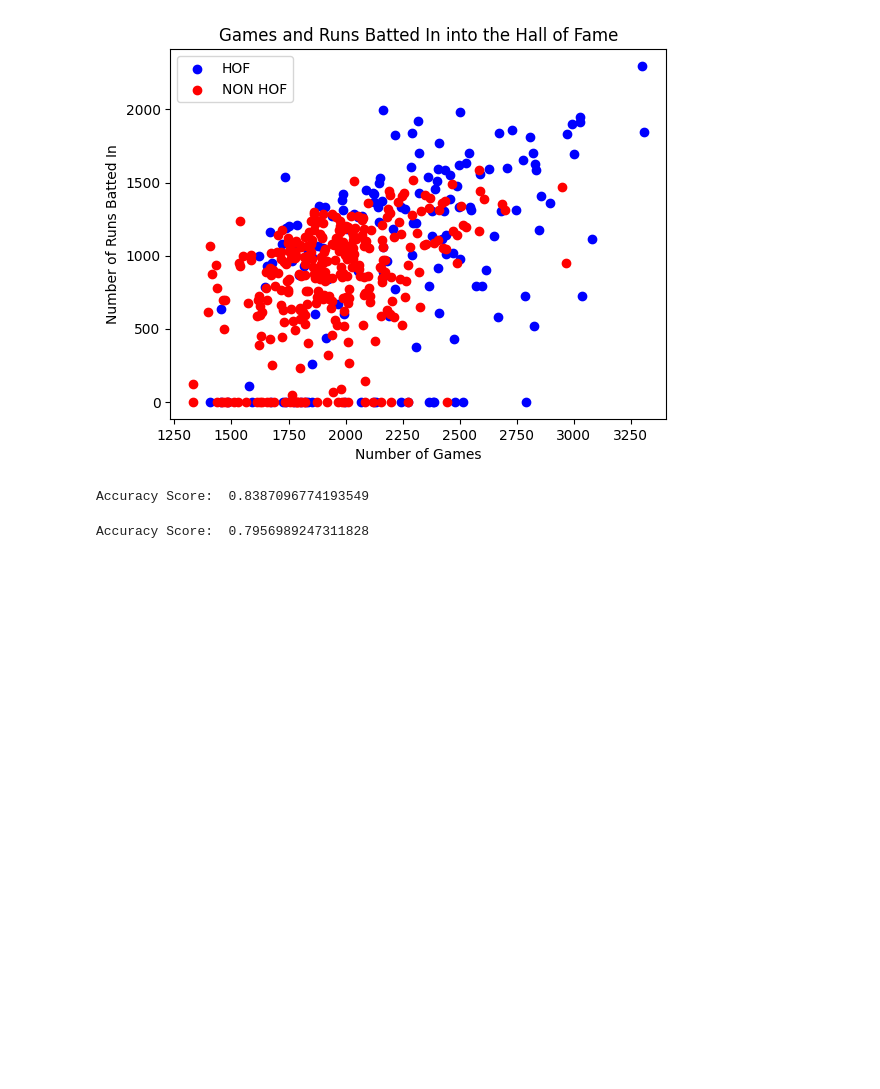
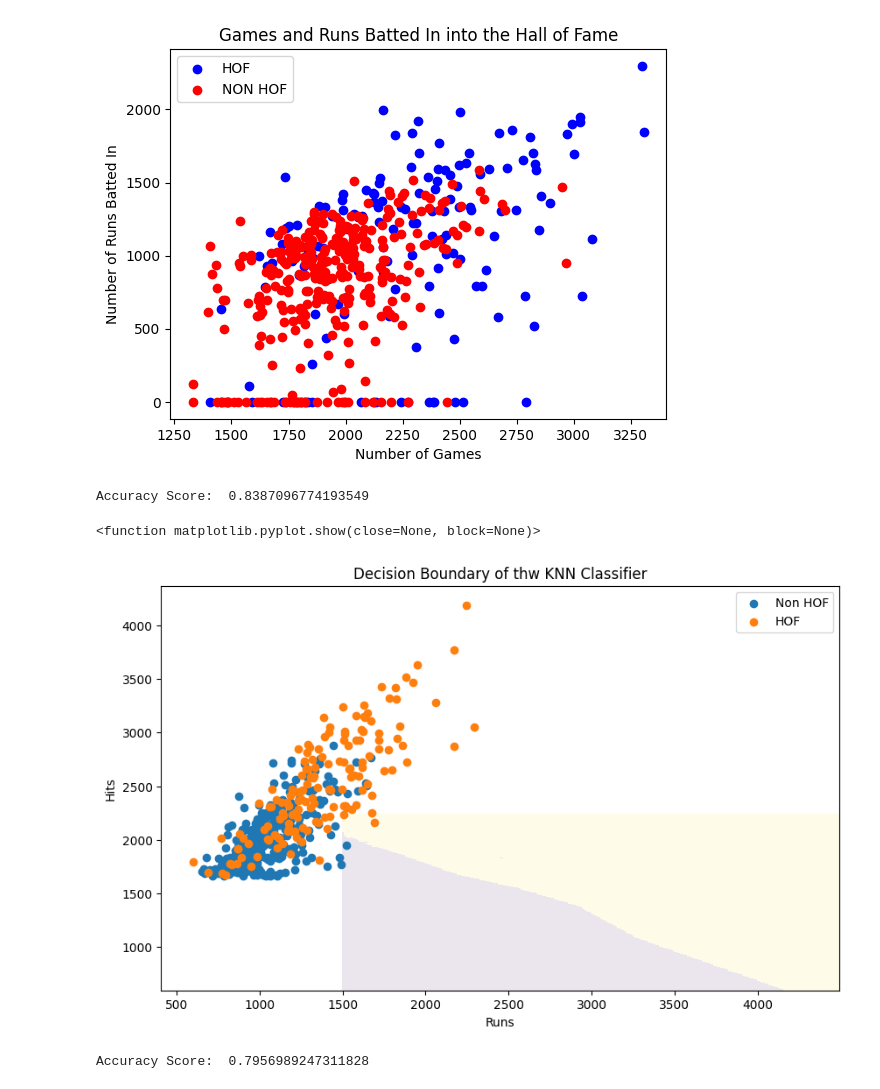
Before and after one commit to RAWRXD001c/MLB-Baseball, a Jupyter notebook: Baseball_Data_Project.ipynb, the cells around one changed output. Drawn from its saved outputs; the diff is of its cells as text; code cells hidden in the pictures; blank space fills up the shorter version.

```diff
--- a/Baseball_Data_Project.ipynb
+++ b/Baseball_Data_Project.ipynb
@@ -64,36 +65,64 @@ plt.legend()
 # %% [output]
 <matplotlib.legend.Legend at 0x...>
 [figure]
+# %%
+#KNN (Runs and Hits)
+features = df[['Runs', 'Hits']]
+label = df['HOF']
+X_train, X_test, y_train, y_test = model_selection.train_test_split(features, label, test_size=0.2, random_state=42)
+model = KNeighborsClassifier(n_neighbors=10)
+model.fit(X_train, y_train)
+predict = model.predict(X_test)
+print("Accuracy Score: ", metrics.accuracy_score(y_test, predict))
+
+#5 0.7956989247311828
+#3 0.8064516129032258
+#7 0.8172043010752689
+#9 0.8279569892473119
+#10 0.8387096774193549
+
+#Visual model
+fig, ax = plt.subplots(figsize=(10,6))
+xx, yy = np.meshgrid(np.arange(1500, 4500, 10), np.arange(600, 2250, 10))
+z = model.predict(np.c_[xx.ravel(), yy.ravel()])
+z = z.reshape(xx.shape)
+ax.pcolormesh(xx, yy, z, alpha=0.1)
+for label, data in df.groupby("HOF"):
+  ax.scatter(data['Runs'], data['Hits'], label = ['Non HOF', 'HOF'][label])
+ax.set_title("Decision Boundary of thw KNN Classifier")
+ax.set_xlabel("Runs")
+ax.set_ylabel("Hits")
+ax.legend()
+plt.show
+# %% [output]
+Accuracy Score:  0.8387096774193549
+<function matplotlib.pyplot.show(close=None, block=None)>
+[figure, added]
 # %%
-#KNN (Runs and Hits)
-features = df[['Runs', 'Hits']]
+#KNN (Games, Runs Batted In)
+features = df[['Games', 'Runs Batted In']]
 label = df['HOF']
 X_train, X_test, y_train, y_test = model_selection.train_test_split(features, label, test_size=0.2, random_state=42)
 model = KNeighborsClassifier(n_neighbors=10)
 model.fit(X_train, y_train)
 predict = model.predict(X_test)
 print("Accuracy Score: ", metrics.accuracy_score(y_test, predict))
-#5 0.7956989247311828
-#3 0.8064516129032258
-#7 0.8172043010752689
-#9 0.8279569892473119
-#10 0.8387096774193549
+
+#5 0.7741935483870968
+#3 0.7956989247311828
+#7 0.7849462365591398
+#9 0.7849462365591398
+#10 0.7956989247311828
+
+#Visual model
 # %% [output]
-Accuracy Score:  0.8387096774193549
+Accuracy Score:  0.7956989247311828
 # %%
-#KNN (Games, Runs Batted In)
-features = df[['Games', 'Runs Batted In']]
+#KNN (Years, )
+features = df[['Years', '']]
 label = df['HOF']
 X_train, X_test, y_train, y_test = model_selection.train_test_split(features, label, test_size=0.2, random_state=42)
-model = KNeighborsClassifier(n_neighbors=10)
+model = KNeighborsClassifier(n_neighbors=5)
 model.fit(X_train, y_train)
 predict = model.predict(X_test)
 print("Accuracy Score: ", metrics.accuracy_score(y_test, predict))
-
-#5 0.7741935483870968
-#3 0.7956989247311828
-#7 0.7849462365591398
-#9 0.7849462365591398
-#10 0.7956989247311828
-# %% [output]
-Accuracy Score:  0.7956989247311828
```
Also changed, not shown: parts of 1 cell of this notebook.
